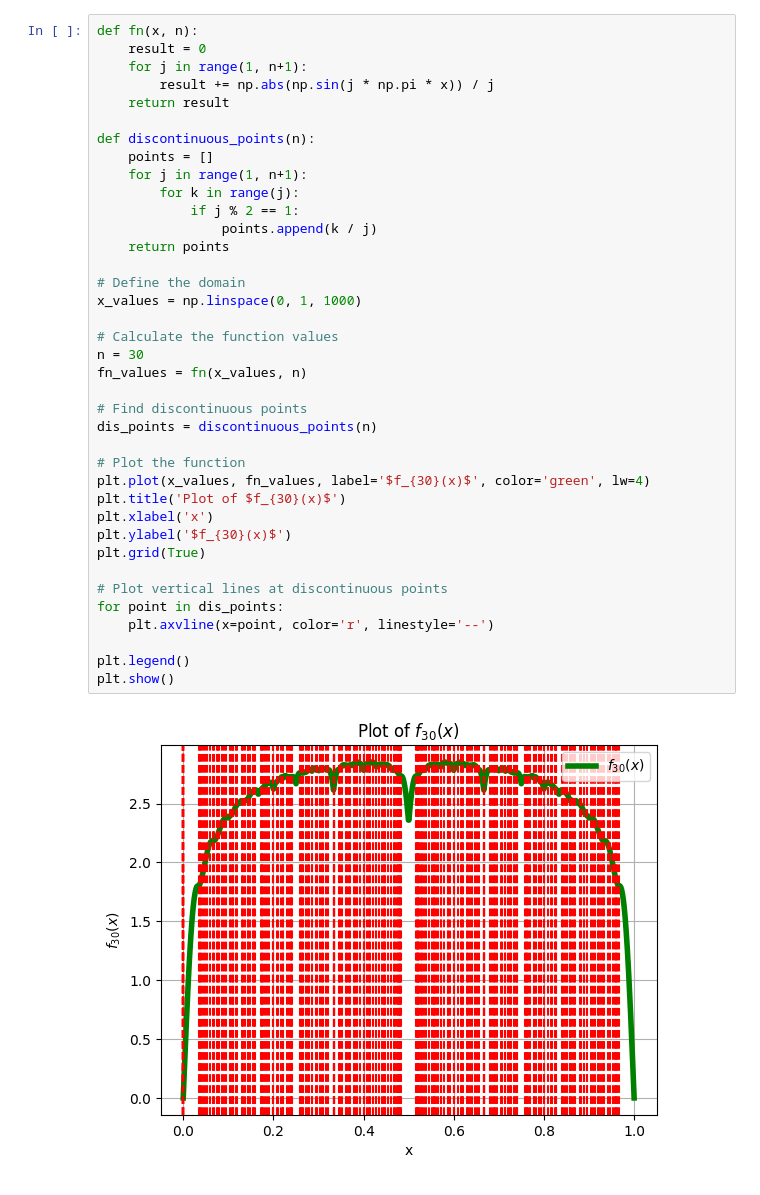
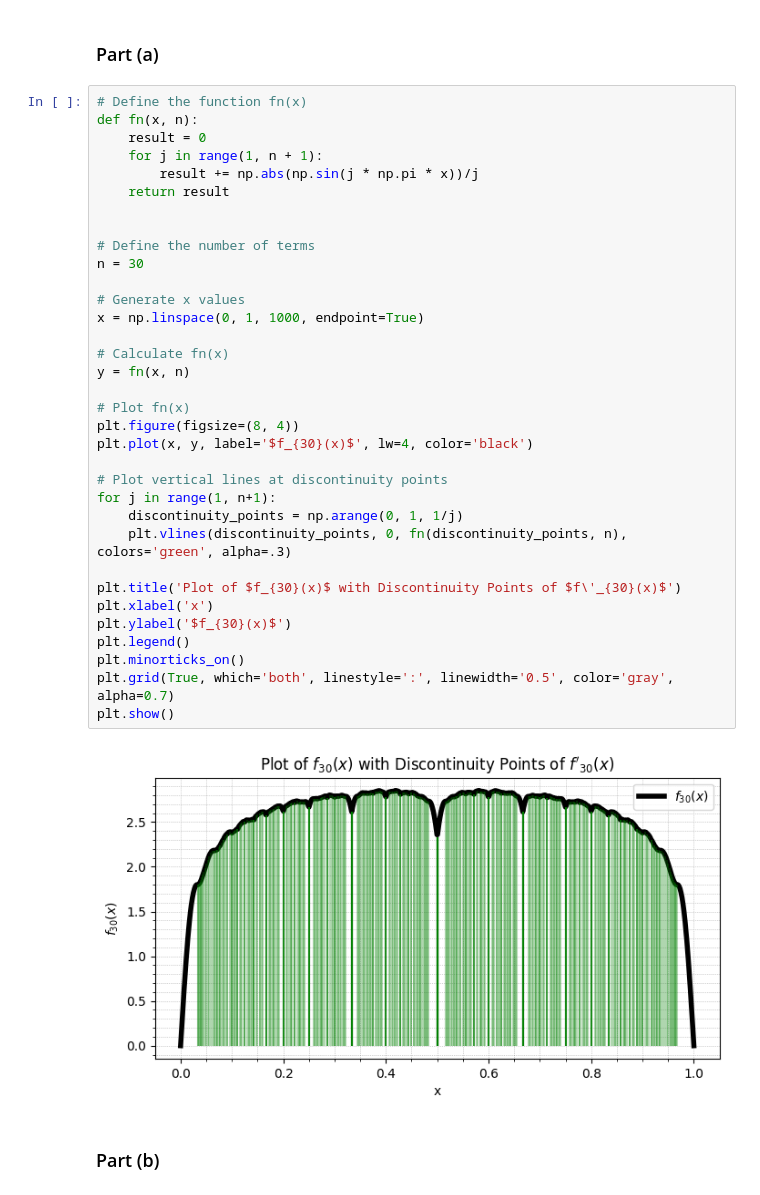
Before and after one commit to Mani0237/Prelims, a Jupyter notebook: prelim2024/Q10-200973108/10.ipynb, the cells around one changed output. Saved outputs shown, nothing was run; the diff lists cells and outputs as text.

```diff
--- a/prelim2024/Q10-200973108/10.ipynb
+++ b/prelim2024/Q10-200973108/10.ipynb
@@ -5,40 +7,40 @@ from scipy.integrate import quad
-# %%
-def fn(x, n):
-    result = 0
-    for j in range(1, n+1):
-        result += np.abs(np.sin(j * np.pi * x)) / j
-    return result
-
-def discontinuous_points(n):
-    points = []
-    for j in range(1, n+1):
-        for k in range(j):
-            if j % 2 == 1:
-                points.append(k / j)
-    return points
-
-# Define the domain
-x_values = np.linspace(0, 1, 1000)
-
-# Calculate the function values
-n = 30
-fn_values = fn(x_values, n)
-
-# Find discontinuous points
-dis_points = discontinuous_points(n)
-
-# Plot the function
-plt.plot(x_values, fn_values, label='$f_{30}(x)$', color='green', lw=4)
-plt.title('Plot of $f_{30}(x)$')
-plt.xlabel('x')
-plt.ylabel('$f_{30}(x)$')
-plt.grid(True)
-
-# Plot vertical lines at discontinuous points
-for point in dis_points:
-    plt.axvline(x=point, color='r', linestyle='--')
-
-plt.legend()
-plt.show()
-# %% [output]
-[figure, removed]
+# %% [markdown]
+### Part (a)
+# %%
+# Define the function fn(x)
+def fn(x, n):
+    result = 0
+    for j in range(1, n + 1):
+        result += np.abs(np.sin(j * np.pi * x))/j
+    return result
+
+
+# Define the number of terms
+n = 30
+
+# Generate x values
+x = np.linspace(0, 1, 1000, endpoint=True)
+
+# Calculate fn(x)
+y = fn(x, n)
+
+# Plot fn(x)
+plt.figure(figsize=(8, 4))
+plt.plot(x, y, label='$f_{30}(x)$', lw=4, color='black')
+
+# Plot vertical lines at discontinuity points
+for j in range(1, n+1):
+    discontinuity_points = np.arange(0, 1, 1/j)
+    plt.vlines(discontinuity_points, 0, fn(discontinuity_points, n), colors='green', alpha=.3)
+
+plt.title('Plot of $f_{30}(x)$ with Discontinuity Points of $f\'_{30}(x)$')
+plt.xlabel('x')
+plt.ylabel('$f_{30}(x)$')
+plt.legend()
+plt.minorticks_on()
+plt.grid(True, which='both', linestyle=':', linewidth='0.5', color='gray', alpha=0.7)
+plt.show()
+# %% [output]
+[figure, added]
+# %% [markdown]
+### Part (b)
```
Also changed, not shown: parts of 9 cells of this notebook, 1 other file.
